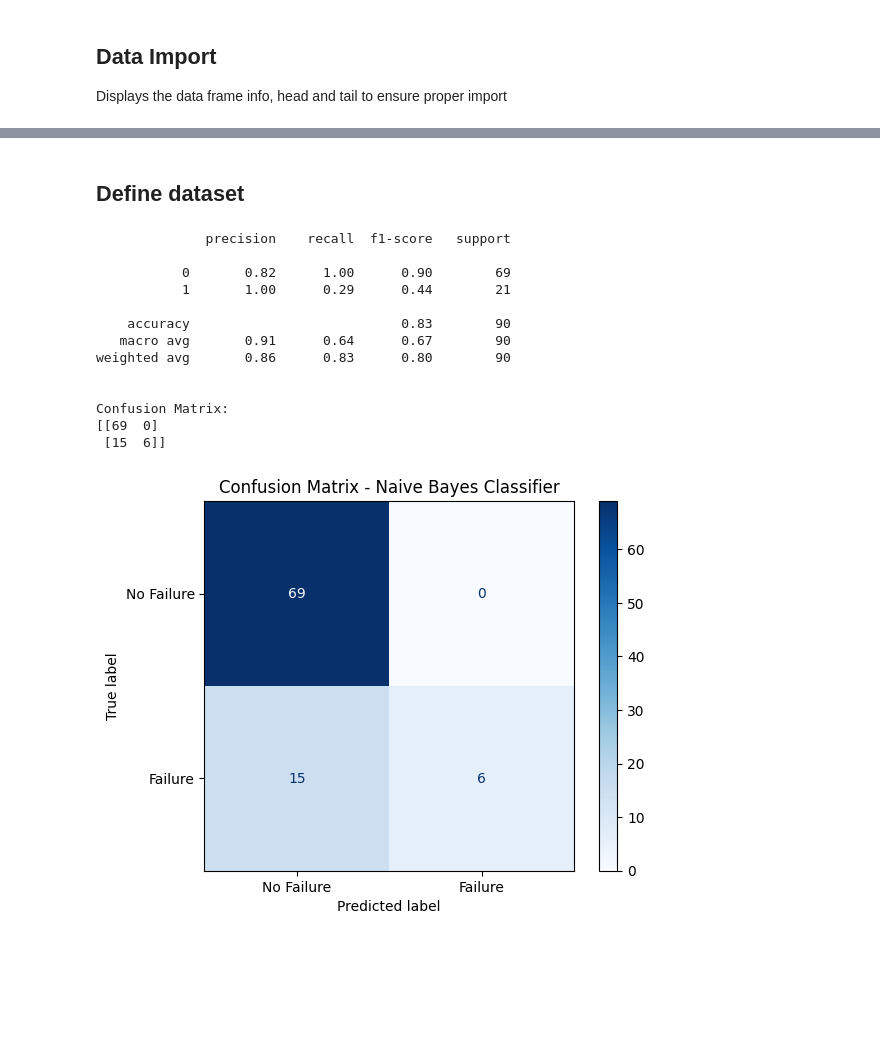
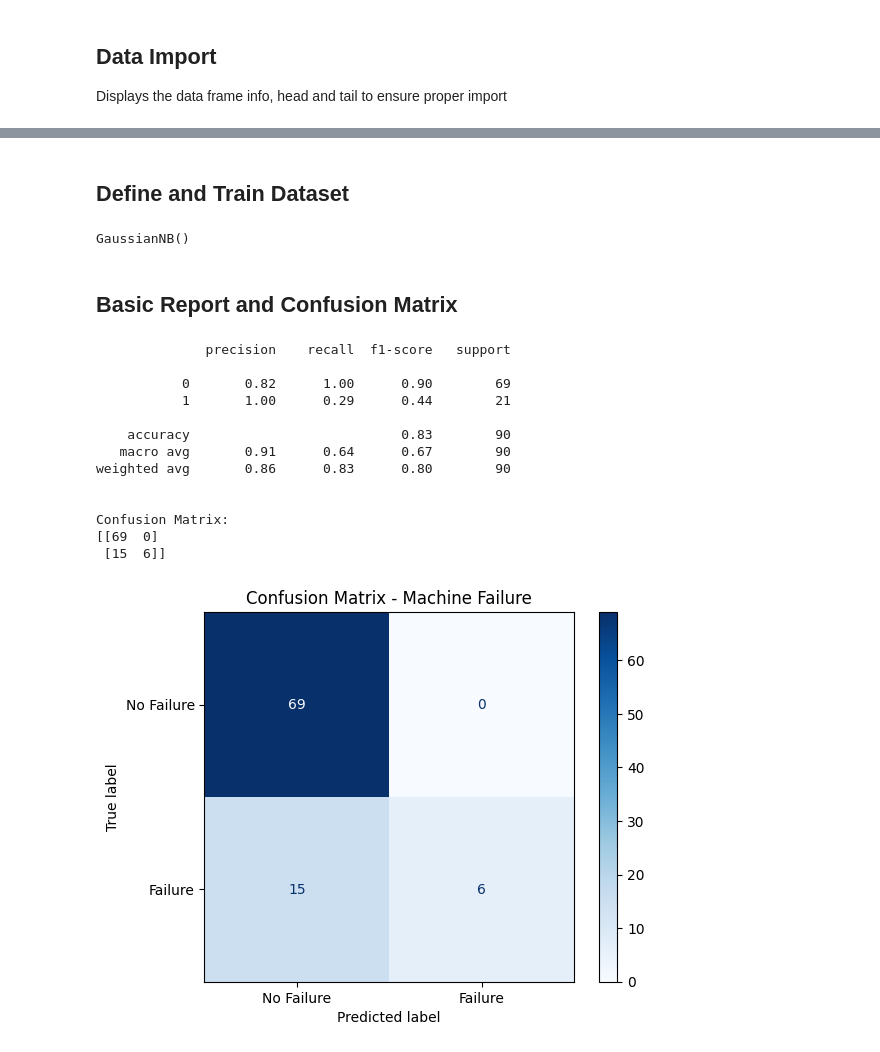
Before and after one commit to noahMacg/evaluation_naiveBayes_model, a Jupyter notebook: naivebayes_model_t5.ipynb, the cells around one changed output, grey strips where cells are left out. Drawn from its saved outputs; the diff is of its cells as text; code cells hidden in the pictures; blank space fills up the shorter version.

Commit message:
KDS visuals

```diff
--- a/naivebayes_model_t5.ipynb
+++ b/naivebayes_model_t5.ipynb
@@ -20,7 +21,11 @@ import matplotlib.pyplot as plt
 Displays the data frame info, head and tail to ensure proper import
 # %%
 # read first 100 rows
-failure_rate = pd.read_excel('BIT-446-RS-T4-T5-FailureRate.xlsx', nrows=300)
+try:
+    failure_rate = pd.read_excel('BIT-446-RS-T4-T5-FailureRate.xlsx', nrows=300)
+    print(f"Successfully loaded {len(failure_rate)} rows\n")
+except Exception as e:
+    print(f"Failed to load Excel file: {e}")
 
 # display df info
 failure_rate.info()
@@ -49,7 +54,7 @@ memory usage: 11.8 KB
 298     299       9978                     1782              3        0
 299     300       9985                     1402              2        0
 # %% [markdown]
-## Define dataset
+## Define and Train Dataset
 # %%
 feature_columns = ['hours_run', 'avg_hours_between_maint', 'model_version']
 x = failure_rate[feature_columns]   #Features
@@ -62,38 +67,42 @@ naive_clf = GaussianNB()
 
 # Train the model
 naive_clf.fit(x_train, y_train)
-
-# Variable to hold the predictions for the model based on x_test
-y_pred = naive_clf.predict(x_test)
-
-# Generate the report
-report = classification_report(y_test, y_pred)
-print(report)
-
-# Create confusion matrix
-cm = confusion_matrix(y_test, y_pred)
-print("\nConfusion Matrix:")
-print(cm)
-
-labels = ["No Failure", "Failure"]
-# Use ConfusionMatrixDisplay for visualization
-disp = ConfusionMatrixDisplay(confusion_matrix=cm,
-                              display_labels=labels)
-disp.plot(cmap='Blues')
-plt.title('Confusion Matrix - Naive Bayes Classifier')
-plt.show()
 # %% [output]
-              precision    recall  f1-score   support
-
-           0       0.82      1.00      0.90        69
-           1       1.00      0.29      0.44        21
-
-    accuracy                           0.83        90
-   macro avg       0.91      0.64      0.67        90
-weighted avg       0.86      0.83      0.80        90
-
-
-Confusion Matrix:
-[[69  0]
- [15  6]]
+GaussianNB()
-[figure, removed]
+# %% [markdown]
+## Basic Report and Confusion Matrix
+# %%
+# Variable to hold the predictions for the model based on x_test
+y_pred = naive_clf.predict(x_test)
+
+# Generate the report
+report = classification_report(y_test, y_pred)
+print(report)
+
+# Create confusion matrix
+cm = confusion_matrix(y_test, y_pred)
+print("\nConfusion Matrix:")
+print(cm)
+
+labels = ["No Failure", "Failure"]
+# Use ConfusionMatrixDisplay for visualization
+disp = ConfusionMatrixDisplay(confusion_matrix=cm,
+                              display_labels=labels)
+disp.plot(cmap='Blues')
+plt.title('Confusion Matrix - Machine Failure')
+plt.show()
+# %% [output]
+              precision    recall  f1-score   support
+
+           0       0.82      1.00      0.90        69
+           1       1.00      0.29      0.44        21
+
+    accuracy                           0.83        90
+   macro avg       0.91      0.64      0.67        90
+weighted avg       0.86      0.83      0.80        90
+
+
+Confusion Matrix:
+[[69  0]
+ [15  6]]
+[figure, added]
```
Also changed, not shown: parts of 4 cells of this notebook.
